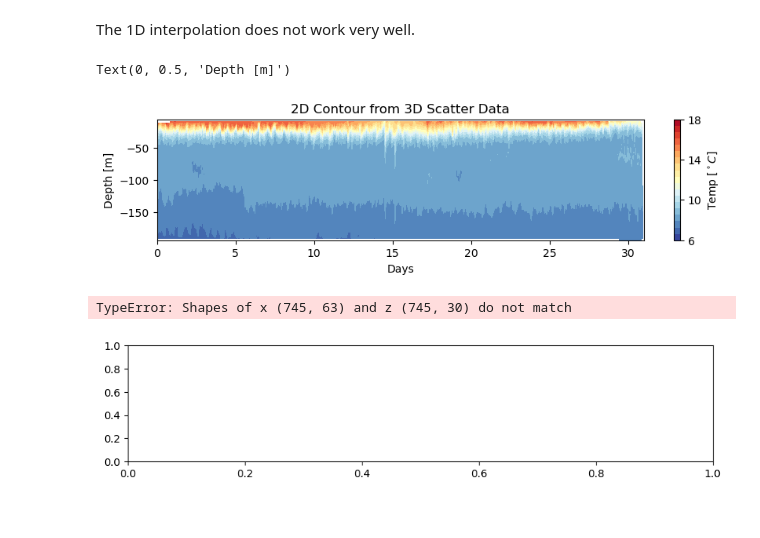
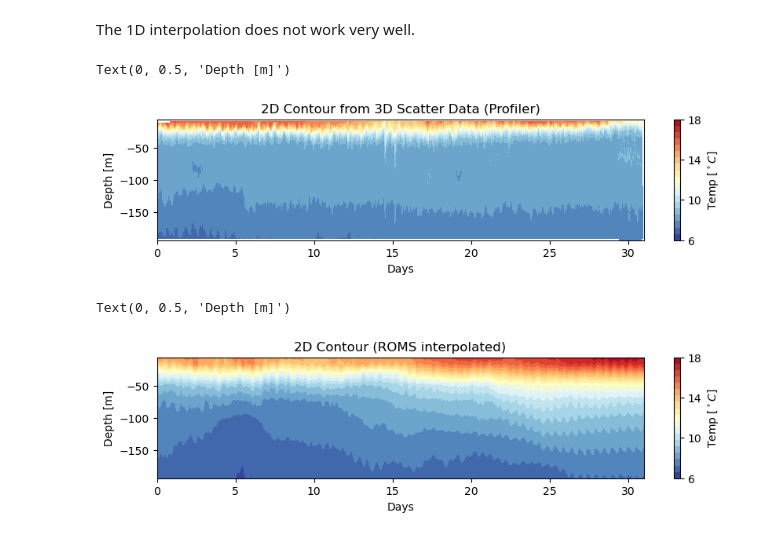
Before and after one commit to geo-smart/ocean, a Jupyter notebook: weiyang_notebooks/interpolation.ipynb, the cells around one changed output. Saved outputs shown, nothing was run; the diff lists cells and outputs as text; code cells hidden in the pictures.

Commit message:
Scipy interpolation for profiler and ROMS output

```diff
--- a/weiyang_notebooks/interpolation.ipynb
+++ b/weiyang_notebooks/interpolation.ipynb
@@ -61,17 +61,17 @@ Text(0, 0.5, 'Temp [$^\\circ C$]')
 # %% [markdown]
 The 1D interpolation does not work very well.
 # %%
-# First convert scatter data (from profiler) to 2D contour
+# First reconstruct scatter data (from profiler) to 2D contour
 NT = len(ds_prof.time.data)
-# Resampled every hour & every 3 m
+# Resampled every hour & every 3 m (from -194m to -5m)
 grid_t, grid_z = np.mgrid[0:NT:745j, -194:-5:63j]  # j means we want a complex number with 0 imaginary part, which gives the number of points
 
 # Use griddata for interpolation
-grid_temp = griddata((np.arange(NT), ds_prof.z.data), ds_prof.temperature.data, (grid_t, grid_z), method='linear')
+prof_int = griddata((np.arange(NT), ds_prof.z.data), ds_prof.temperature.data, (grid_t, grid_z), method='linear')
 
 # Plot the contour
 plt.figure(figsize=(10, 2))
-contour = plt.contourf(grid_t/(24*60), grid_z, grid_temp, np.linspace(6,18,20), cmap="RdYlBu_r")
+contour = plt.contourf(grid_t/(24*60), grid_z, prof_int, np.linspace(6,18,20), cmap="RdYlBu_r")
 cbar = plt.colorbar(contour)
 cbar.set_ticks([6,10,14,18])
 cbar.set_label(r'Temp $[^\circ C]$', fontsize=10)
@@ -80,26 +80,27 @@ plt.xlabel("Days")
 plt.ylabel("Depth [m]")
 # %% [output]
 Text(0, 0.5, 'Depth [m]')
-[figure, old version]
+[figure, new version]
 # %%
-Ot, Srho = np.meshgrid(np.arange(745), ds_roms.s_rho, indexing='ij')
+# Interpolate ROMS data to the same grid
 
-# rom_temp = griddata((Ot, ds_roms.z_rho.data), ds_roms.temp.data, (grid_t, grid_z), method='linear')
-rom_ext = np.ones(ds_roms.temp.data.shape)*np.nan
+#Ot, Srho = np.meshgrid(np.arange(745), ds_roms.s_rho, indexing='ij')
+
+roms_int = np.ones(prof_int.shape)*np.nan
 for t in range(745):
-    # 1D interpolation using scipy, could try different methods (kind='linear','nearest')
-    f = interpolate.interp1d(np.arange(-194,-5,3), grid_temp[t,:], kind='linear',fill_value="extrapolate")
-    rom_ext[t,:] = f(ds_roms.temp.data[t,:])
+    # 1D interpolation using scipy, could try out different methods (kind='linear','nearest')
+    f = interpolate.interp1d(ds_roms.z_rho.data[t,:], ds_roms.temp.data[t,:], kind='linear')
+    roms_int[t,:] = f(grid_z[1,:])
 
 # Plot the contour
 plt.figure(figsize=(10, 2))
-contour = plt.contourf(grid_t/(24*60), grid_z, rom_ext, np.linspace(6,18,20), cmap="RdYlBu_r")
+contour = plt.contourf(grid_t/(24*60), grid_z, roms_int, np.linspace(6,18,20), cmap="RdYlBu_r")
 cbar = plt.colorbar(contour)
 cbar.set_ticks([6,10,14,18])
 cbar.set_label(r'Temp $[^\circ C]$', fontsize=10)
-plt.title("2D Contour (ROMS)")
+plt.title("2D Contour (ROMS interpolated)")
 plt.xlabel("Days")
 plt.ylabel("Depth [m]")
 # %% [output]
-TypeError: Shapes of x (745, 63) and z (745, 30) do not match
+Text(0, 0.5, 'Depth [m]')
-[figure, old version]
+[figure, new version]
```
Also changed, not shown: parts of 7 cells of this notebook.
